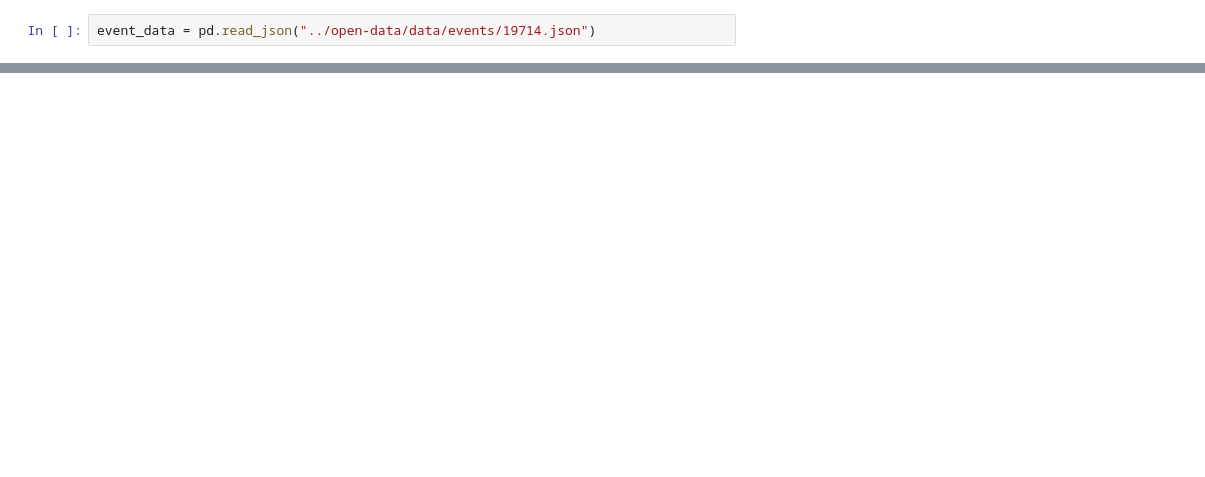
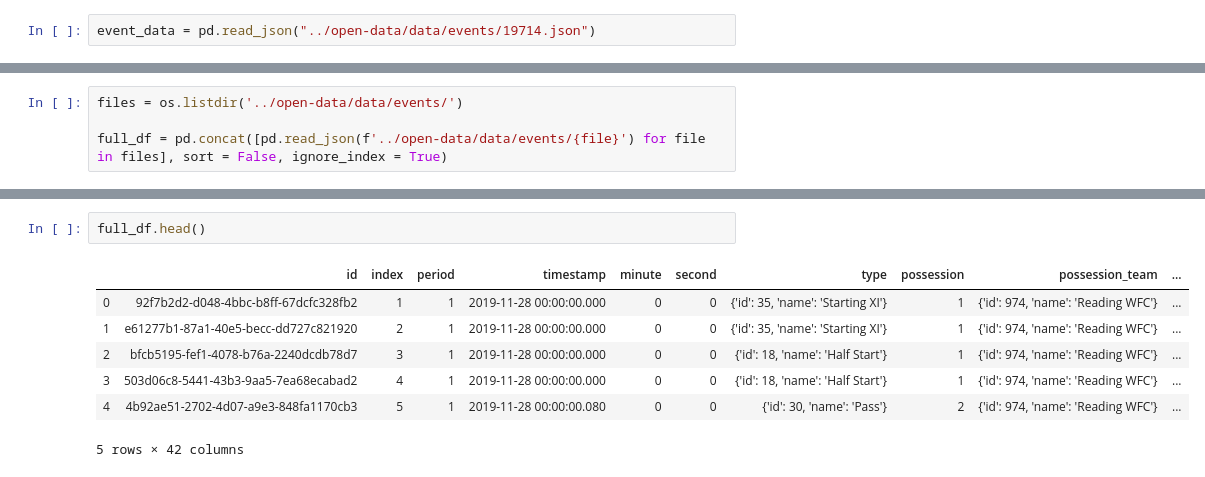
Before and after one commit to PeterGarcia95/Soccer_Analytics, a Jupyter notebook: Reading Open Data.ipynb, the cells around one changed output, grey strips where cells are left out. Cells and saved outputs as stored; diff of their text form; blank space fills up the shorter version.

```diff
--- a/Reading Open Data.ipynb
+++ b/Reading Open Data.ipynb
@@ -229,0 +106,4 @@ dict
+# %%
+files = os.listdir('../open-data/data/events/')
+
+full_df = pd.concat([pd.read_json(f'../open-data/data/events/{file}') for file in files], sort = False, ignore_index = True)
@@ -229,0 +124,10 @@ dict
+# %%
+full_df.head()
+# %% [output]
+|  | id | index | period | timestamp | minute | second | type | possession | possession_team | ... |
+| 0 | 92f7b2d2-d048-4bbc-b8ff-67dcfc328fb2 | 1 | 1 | 2019-11-28 00:00:00.000 | 0 | 0 | {'id': 35, 'name': 'Starting XI'} | 1 | {'id': 974, 'name': 'Reading WFC'} | ... |
+| 1 | e61277b1-87a1-40e5-becc-dd727c821920 | 2 | 1 | 2019-11-28 00:00:00.000 | 0 | 0 | {'id': 35, 'name': 'Starting XI'} | 1 | {'id': 974, 'name': 'Reading WFC'} | ... |
+| 2 | bfcb5195-fef1-4078-b76a-2240dcdb78d7 | 3 | 1 | 2019-11-28 00:00:00.000 | 0 | 0 | {'id': 18, 'name': 'Half Start'} | 1 | {'id': 974, 'name': 'Reading WFC'} | ... |
+| 3 | 503d06c8-5441-43b3-9aa5-7ea68ecabad2 | 4 | 1 | 2019-11-28 00:00:00.000 | 0 | 0 | {'id': 18, 'name': 'Half Start'} | 1 | {'id': 974, 'name': 'Reading WFC'} | ... |
+| 4 | 4b92ae51-2702-4d07-a9e3-848fa1170cb3 | 5 | 1 | 2019-11-28 00:00:00.080 | 0 | 0 | {'id': 30, 'name': 'Pass'} | 2 | {'id': 974, 'name': 'Reading WFC'} | ... |
+5 rows × 42 columns
```
Also changed, not shown: parts of 45 cells of this notebook, 3 other files.
